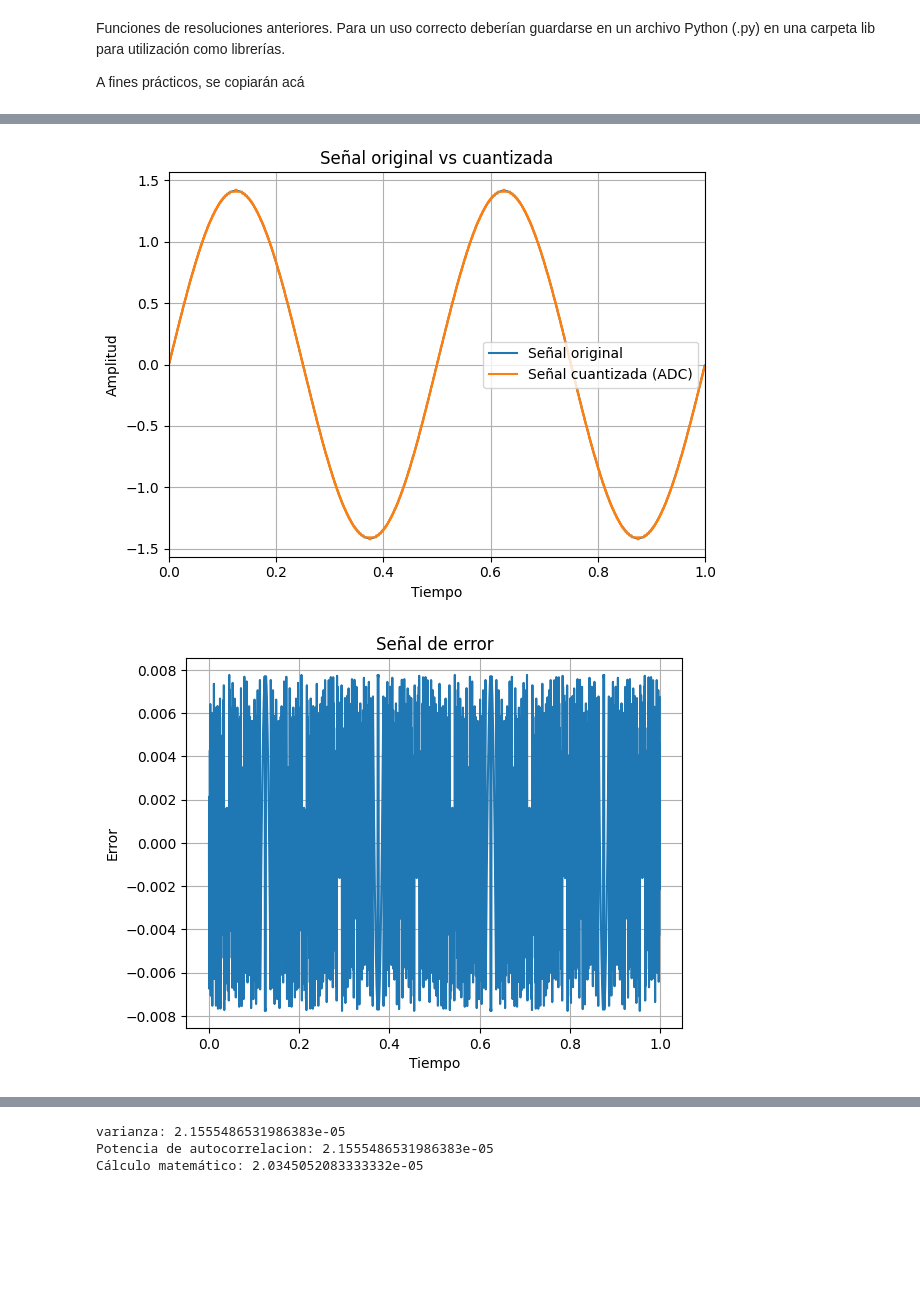
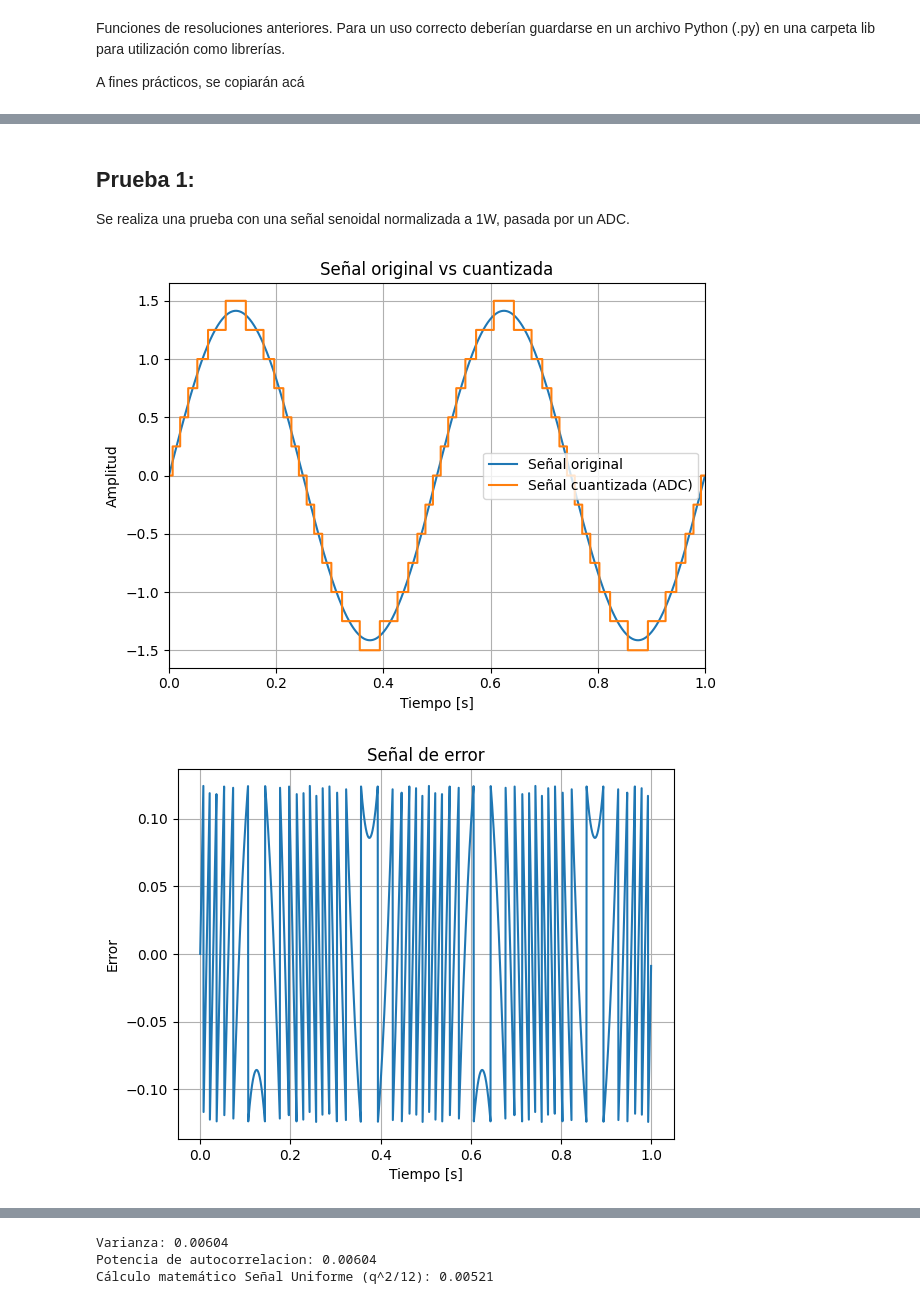
Before and after one commit to agustin-d-martinez/Procesamiento-Digital-de-Se-ales---2026, a Jupyter notebook: TS3/TS3.ipynb, the cells around one changed output, grey strips where cells are left out. Cells and saved outputs as stored; diff of their text form; code cells hidden in the pictures; blank space fills up the shorter version.

```diff
--- a/TS3/TS3.ipynb
+++ b/TS3/TS3.ipynb
@@ -108,7 +117,10 @@ def autocorrelate(xx):
+# %% [markdown]
+## Prueba 1:
+
+Se realiza una prueba con una señal senoidal normalizada a 1W, pasada por un ADC.
 # %%
 ##### Variables
 vmax = 2**.5    # Vpico
-freq = 100      # Freq
 ph = 0          # Fase inicial
 N = 2000        # Cant Muestras
 fs = 2000       # Freq muestreo
@@ -117,52 +129,54 @@ delta_f = fs/N
 freq = 2*delta_f    # Freq
 
 VFS = 4
-Bits = 8
+bits = 4
 
-##### Funcion
+##### Funciones
 xx, t = mi_funcion_sen(vmax, ff=freq, ph=ph,  nn=N, fs=fs)
-xd = mi_adc(xx, VFS, Bits)
+xq = mi_adc(xx, VFS, bits)
+error = xx - xq
+autocorr_error = autocorrelate(error)
 # %%
+##### Gráficos ADC
 x_max = 2/freq
 
 plt.figure()
 plt.plot(t, xx, label="Señal original")
-plt.step(t, xd, where='mid', label="Señal cuantizada (ADC)")
+plt.step(t, xq, label="Señal cuantizada (ADC)")
 plt.xlim([0, x_max])
-plt.xlabel("Tiempo")
+plt.xlabel("Tiempo [s]")
 plt.ylabel("Amplitud")
 plt.title("Señal original vs cuantizada")
 plt.legend()
 plt.grid()
 plt.tight_layout()
 plt.show()
 
 
-# Señal de Error #####
-error = xx - xd
+##### Gráficos error ADC
 plt.figure()
 plt.plot(t, error)
-plt.xlabel("Tiempo")
+plt.xlabel("Tiempo [s]")
 plt.ylabel("Error")
 plt.title("Señal de error")
 plt.grid()
 
 plt.show()
 
-# Señal de Error #####
-autocorr_error = autocorrelate(error)
-#error_fft = np.fft.fft(error, axis=0)
+##### Autocrrelación de Error
 plt.figure()
 plt.stem(autocorr_error)
 plt.ylabel("Error")
 plt.title("Autocorrelacion del error")
 plt.grid()
+plt.tight_layout()
+plt.show()
 
-plt.show()
-print(f"varianza: {np.var(error, axis=0)[0]}")
-print(f"Potencia de autocorrelacion: {autocorr_error[0]}")
-q = VFS/2**Bits
-print(f"Cálculo matemático: {q**2/12}")
+##### Cálculos Potencia de señal de error
+print(f"Varianza: {np.var(error, axis=0)[0]:.3g}")
+print(f"Potencia de autocorrelacion: {autocorr_error[0][0]:.3g}")
+q = VFS/2**bits
+print(f"Cálculo matemático Señal Uniforme (q^2/12): {q**2/12:.3g}")
 # %% [output]
-[figure, old version]
+[figure, new version]
-[figure, old version]
+[figure, new version]
@@ -170,4 +184,4 @@ print(f"Cálculo matemático: {q**2/12}")
-varianza: 2.1555486531986383e-05
-Potencia de autocorrelacion: 2.1555486531986383e-05
-Cálculo matemático: 2.0345052083333332e-05
+Varianza: 0.00604
+Potencia de autocorrelacion: 0.00604
+Cálculo matemático Señal Uniforme (q^2/12): 0.00521
 # %% [markdown]
```
Also changed, not shown: parts of 10 cells of this notebook.
